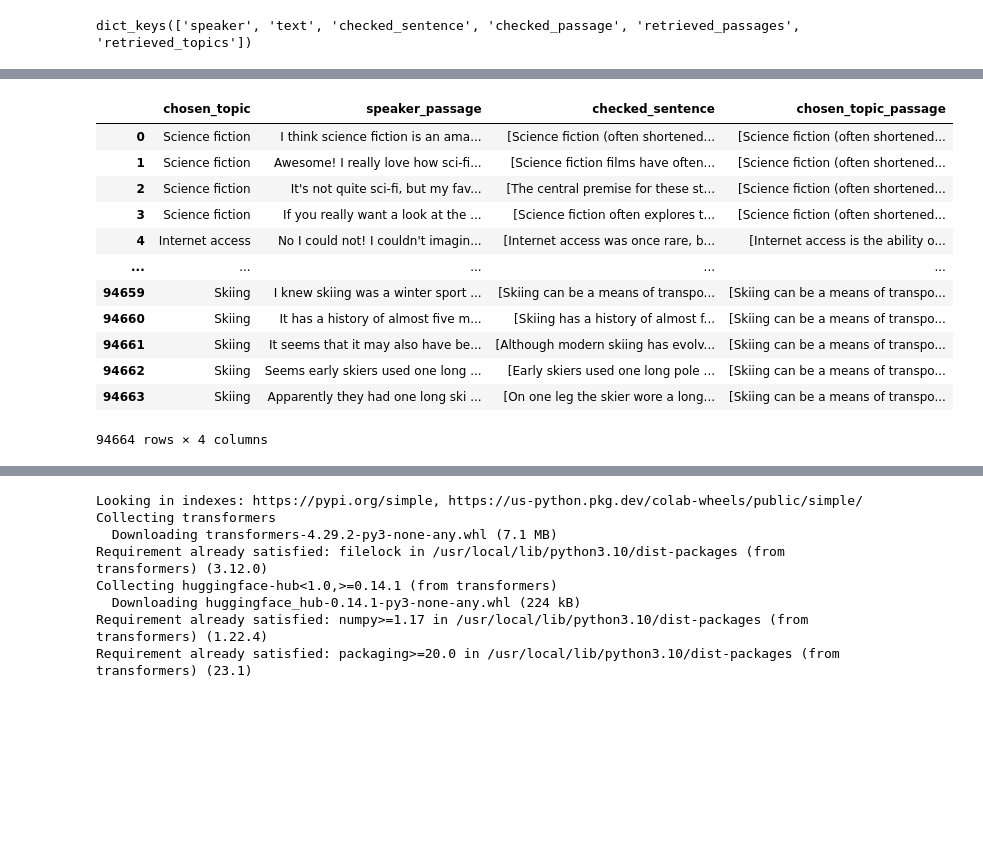
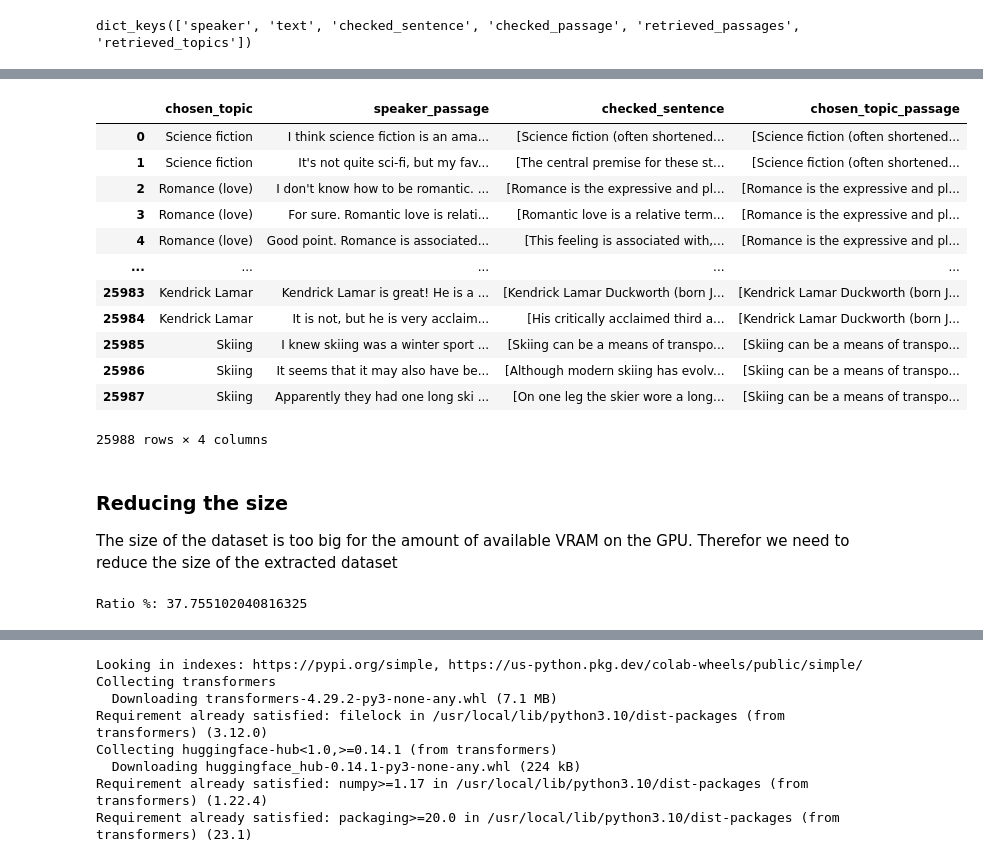
Before and after one commit to adamzki99/nlp-zlatan, a Jupyter notebook: nlp_zlatan.ipynb, the cells around one changed output, grey strips where cells are left out. Saved outputs shown, nothing was run; the diff lists cells and outputs as text; code cells hidden in the pictures; blank space fills up the shorter version.

Commit message:
Add documentation and improved way of limiting the traning and testing size

```diff
--- a/nlp_zlatan.ipynb
+++ b/nlp_zlatan.ipynb
@@ -32,42 +56,74 @@ dict_keys(['speaker', 'text', 'checked_sentence', 'checked_passage', 'retrieved_
 # %%
 import pandas as pd
 
-data_extract = {
+data_extract_train = {
+    "chosen_topic": [],
+    "speaker_passage": [],
+    "checked_sentence": [],
+    "chosen_topic_passage": []
+}
+
+data_extract_test = {
     "chosen_topic": [],
     "speaker_passage": [],
     "checked_sentence": [],
     "chosen_topic_passage": []
 }
 
 for i, conversation in enumerate(data):
 
   for j, dialog in enumerate(conversation['dialog']):
 
     if "Wizard" in dialog['speaker']:
 
       checked_sentence = list(dialog['checked_sentence'].values())
 
       if "no_passages_used" not in checked_sentence:
 
-        data_extract['chosen_topic'].append(conversation['chosen_topic'])
-        data_extract['speaker_passage'].append(dialog['text'])
-        data_extract['checked_sentence'].append(checked_sentence)
-        data_extract['chosen_topic_passage'].append(conversation['chosen_topic_passage'])
+        if j % 4 == 0:
 
-extact_df = pd.DataFrame(data_extract)
+          data_extract_test['chosen_topic'].append(conversation['chosen_topic'])
+          data_extract_test['speaker_passage'].append(dialog['text'])
+          data_extract_test['checked_sentence'].append(checked_sentence)
+          data_extract_test['chosen_topic_passage'].append(conversation['chosen_topic_passage'])
 
-extact_df
+        else:
+
+          data_extract_train['chosen_topic'].append(conversation['chosen_topic'])
+          data_extract_train['speaker_passage'].append(dialog['text'])
+          data_extract_train['checked_sentence'].append(checked_sentence)
+          data_extract_train['chosen_topic_passage'].append(conversation['chosen_topic_passage'])
+
+extract_train_df = pd.DataFrame(data_extract_train)
+
+extract_test_df = pd.DataFrame(data_extract_test)
+
+extract_test_df
 # %% [output]
 |  | chosen_topic | speaker_passage | checked_sentence | chosen_topic_passage |
 | 0 | Science fiction | I think science fiction is an ama... | [Science fiction (often shortened... | [Science fiction (often shortened... |
-| 1 | Science fiction | Awesome! I really love how sci-fi... | [Science fiction films have often... | [Science fiction (often shortened... |
-| 2 | Science fiction | It's not quite sci-fi, but my fav... | [The central premise for these st... | [Science fiction (often shortened... |
-| 3 | Science fiction | If you really want a look at the ... | [Science fiction often explores t... | [Science fiction (often shortened... |
-| 4 | Internet access | No I could not! I couldn't imagin... | [Internet access was once rare, b... | [Internet access is the ability o... |
+| 1 | Science fiction | It's not quite sci-fi, but my fav... | [The central premise for these st... | [Science fiction (often shortened... |
+| 2 | Romance (love) | I don't know how to be romantic. ... | [Romance is the expressive and pl... | [Romance is the expressive and pl... |
+| 3 | Romance (love) | For sure. Romantic love is relati... | [Romantic love is a relative term... | [Romance is the expressive and pl... |
+| 4 | Romance (love) | Good point. Romance is associated... | [This feeling is associated with,... | [Romance is the expressive and pl... |
 | ... | ... | ... | ... | ... |
-| 94659 | Skiing | I knew skiing was a winter sport ... | [Skiing can be a means of transpo... | [Skiing can be a means of transpo... |
-| 94660 | Skiing | It has a history of almost five m... | [Skiing has a history of almost f... | [Skiing can be a means of transpo... |
-| 94661 | Skiing | It seems that it may also have be... | [Although modern skiing has evolv... | [Skiing can be a means of transpo... |
-| 94662 | Skiing | Seems early skiers used one long ... | [Early skiers used one long pole ... | [Skiing can be a means of transpo... |
-| 94663 | Skiing | Apparently they had one long ski ... | [On one leg the skier wore a long... | [Skiing can be a means of transpo... |
+| 25983 | Kendrick Lamar | Kendrick Lamar is great! He is a ... | [Kendrick Lamar Duckworth (born J... | [Kendrick Lamar Duckworth (born J... |
+| 25984 | Kendrick Lamar | It is not, but he is very acclaim... | [His critically acclaimed third a... | [Kendrick Lamar Duckworth (born J... |
+| 25985 | Skiing | I knew skiing was a winter sport ... | [Skiing can be a means of transpo... | [Skiing can be a means of transpo... |
+| 25986 | Skiing | It seems that it may also have be... | [Although modern skiing has evolv... | [Skiing can be a means of transpo... |
+| 25987 | Skiing | Apparently they had one long ski ... | [On one leg the skier wore a long... | [Skiing can be a means of transpo... |
-94664 rows × 4 columns
+25988 rows × 4 columns
+# %% [markdown]
+### Reducing the size
+
+The size of the dataset is too big for the amount of available VRAM on the GPU. Therefor we need to reduce the size of the extracted dataset
+# %%
+testing_size = len(extract_test_df.index)*0.01
+testing_size = int(testing_size)
+
+training_size = len(extract_train_df.index)*0.01
+training_size = int(training_size)
+
+print("Ratio %:", testing_size/training_size * 100)
+# %% [output]
+Ratio %: 37.755102040816325
```
Also changed, not shown: parts of 45 cells of this notebook.
